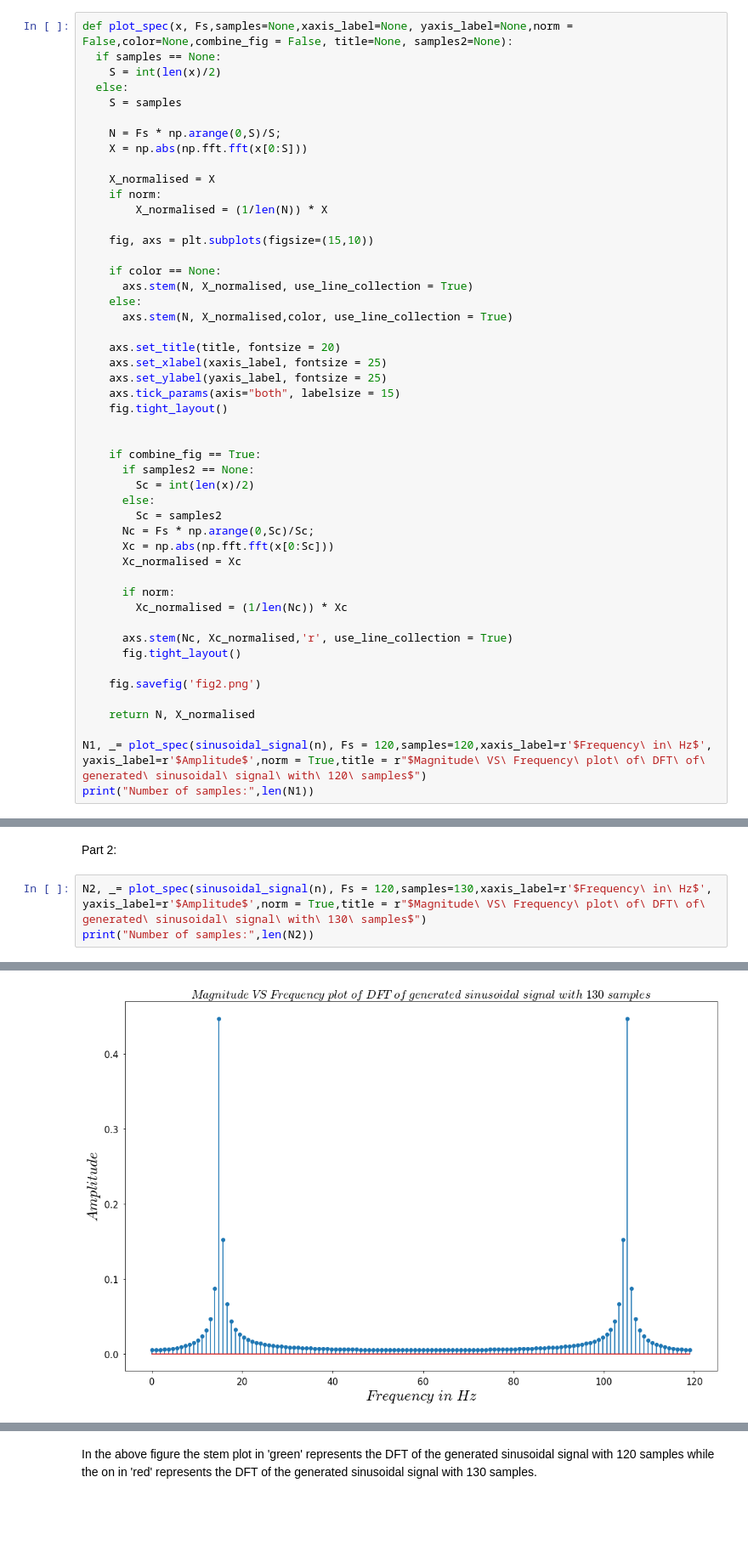
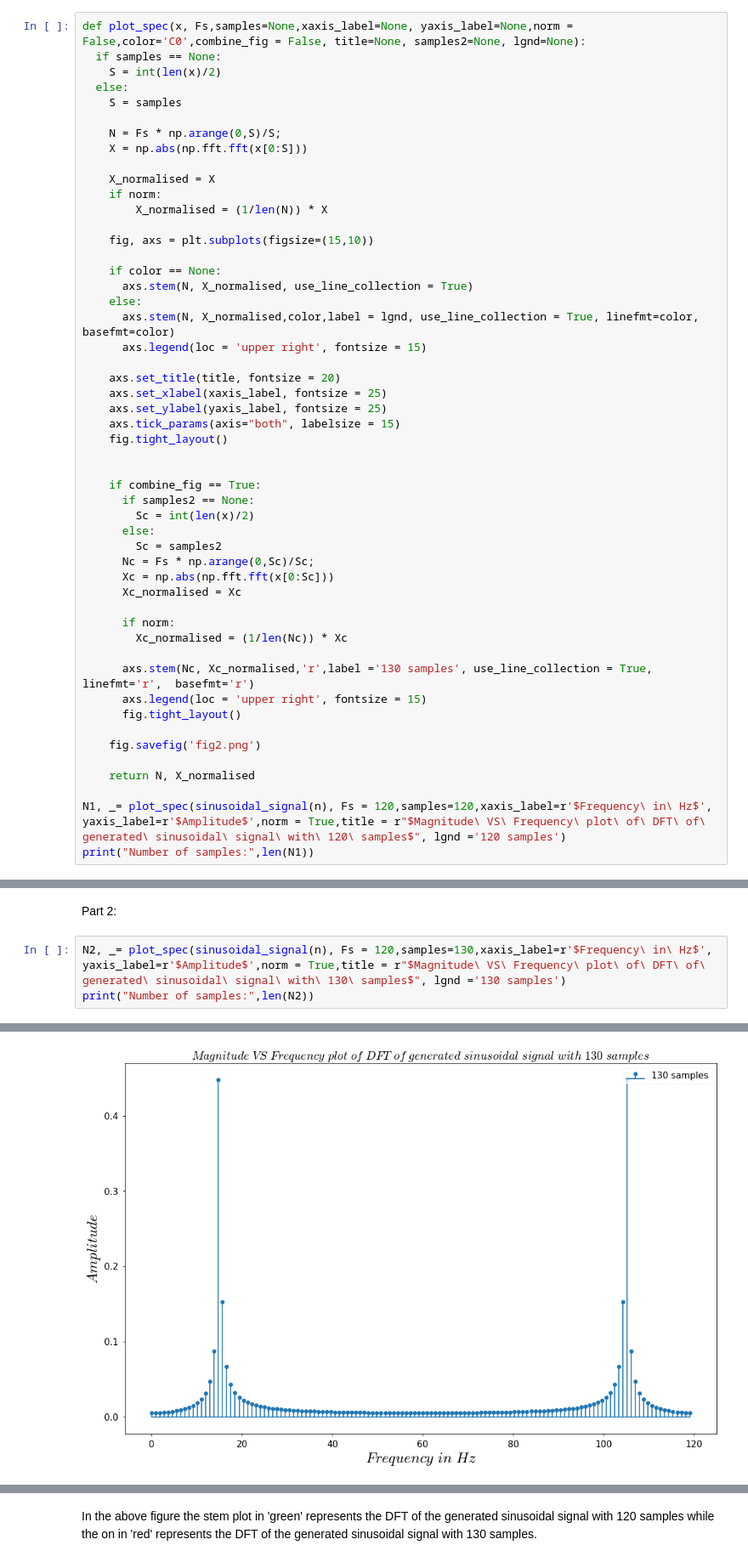
Before and after one commit to Harsha1569/DSP_Lab, a Jupyter notebook: Experiment_4/Experiment__4.ipynb, the cells around one changed output, grey strips where cells are left out. Shown at 85% size. Drawn from its saved outputs; the diff is of its cells as text; blank space fills up the shorter version.

```diff
--- a/Experiment_4/Experiment__4.ipynb
+++ b/Experiment_4/Experiment__4.ipynb
@@ -59,7 +59,7 @@ fig.savefig('fig1.png')
 # %% [output]
 [figure]
 # %%
-def plot_spec(x, Fs,samples=None,xaxis_label=None, yaxis_label=None,norm = False,color=None,combine_fig = False, title=None, samples2=None):
+def plot_spec(x, Fs,samples=None,xaxis_label=None, yaxis_label=None,norm = False,color='C0',combine_fig = False, title=None, samples2=None, lgnd=None):
   if samples == None:
     S = int(len(x)/2)
   else:
@@ -77,7 +77,8 @@ def plot_spec(x, Fs,samples=None,xaxis_label=None, yaxis_label=None,norm = False
     if color == None:
       axs.stem(N, X_normalised, use_line_collection = True)
     else:
-      axs.stem(N, X_normalised,color, use_line_collection = True)
+      axs.stem(N, X_normalised,color,label = lgnd, use_line_collection = True, linefmt=color,  basefmt=color)
+      axs.legend(loc = 'upper right', fontsize = 15)
 
     axs.set_title(title, fontsize = 20)
     axs.set_xlabel(xaxis_label, fontsize = 25)
@@ -98,14 +99,15 @@ def plot_spec(x, Fs,samples=None,xaxis_label=None, yaxis_label=None,norm = False
       if norm:
         Xc_normalised = (1/len(Nc)) * Xc
 
-      axs.stem(Nc, Xc_normalised,'r', use_line_collection = True)
+      axs.stem(Nc, Xc_normalised,'r',label ='130 samples', use_line_collection = True, linefmt='r',  basefmt='r')
+      axs.legend(loc = 'upper right', fontsize = 15)
       fig.tight_layout()
 
     fig.savefig('fig2.png')
 
     return N, X_normalised
 
-N1, _= plot_spec(sinusoidal_signal(n), Fs = 120,samples=120,xaxis_label=r'$Frequency\ in\ Hz$', yaxis_label=r'$Amplitude$',norm = True,title = r"$Magnitude\ VS\ Frequency\ plot\ of\ DFT\ of\ generated\ sinusoidal\ signal\ with\ 120\ samples$")
+N1, _= plot_spec(sinusoidal_signal(n), Fs = 120,samples=120,xaxis_label=r'$Frequency\ in\ Hz$', yaxis_label=r'$Amplitude$',norm = True,title = r"$Magnitude\ VS\ Frequency\ plot\ of\ DFT\ of\ generated\ sinusoidal\ signal\ with\ 120\ samples$", lgnd ='120 samples')
 print("Number of samples:",len(N1))
 # %% [output]
 Number of samples: 120
@@ -113,9 +115,9 @@ Number of samples: 120
 # %% [markdown]
 Part 2:
 # %%
-N2, _= plot_spec(sinusoidal_signal(n), Fs = 120,samples=130,xaxis_label=r'$Frequency\ in\ Hz$', yaxis_label=r'$Amplitude$',norm = True,title = r"$Magnitude\ VS\ Frequency\ plot\ of\ DFT\ of\ generated\ sinusoidal\ signal\ with\ 130\ samples$")
+N2, _= plot_spec(sinusoidal_signal(n), Fs = 120,samples=130,xaxis_label=r'$Frequency\ in\ Hz$', yaxis_label=r'$Amplitude$',norm = True,title = r"$Magnitude\ VS\ Frequency\ plot\ of\ DFT\ of\ generated\ sinusoidal\ signal\ with\ 130\ samples$", lgnd ='130 samples')
 print("Number of samples:",len(N2))
 # %% [output]
 Number of samples: 130
-[figure, old version]
+[figure, new version]
 # %%
```
Also changed, not shown: parts of 9 cells of this notebook.
